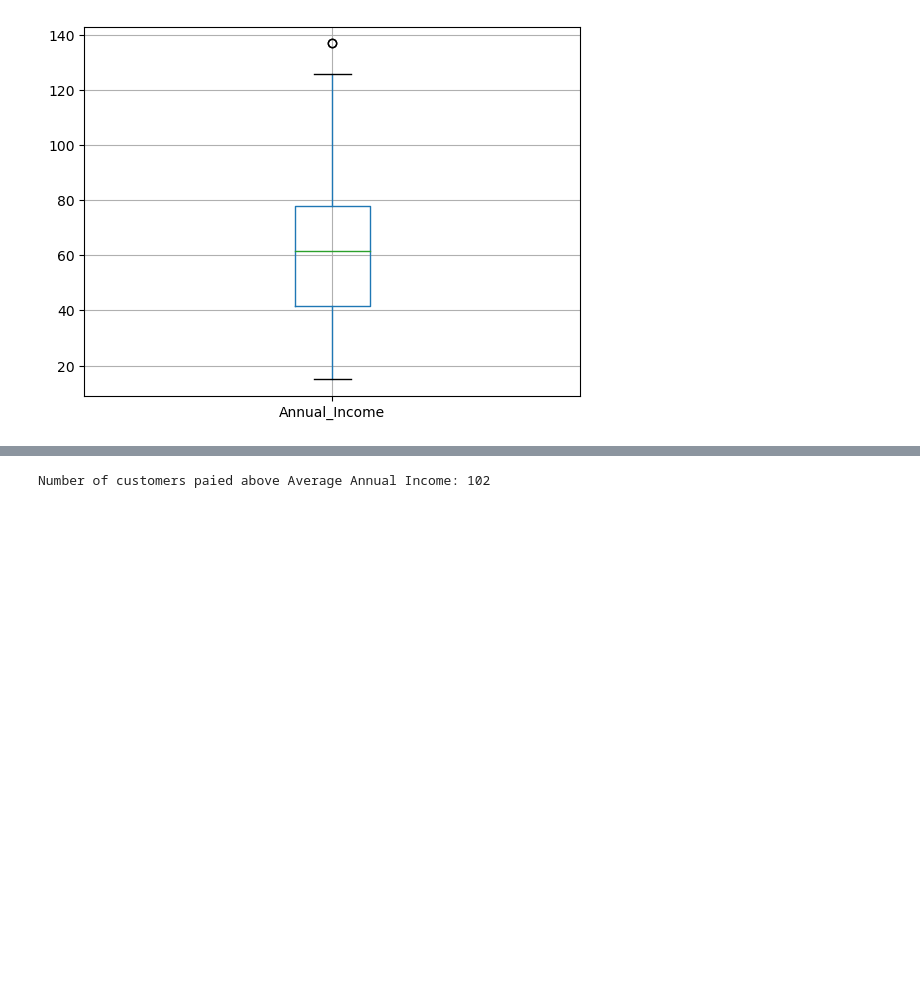
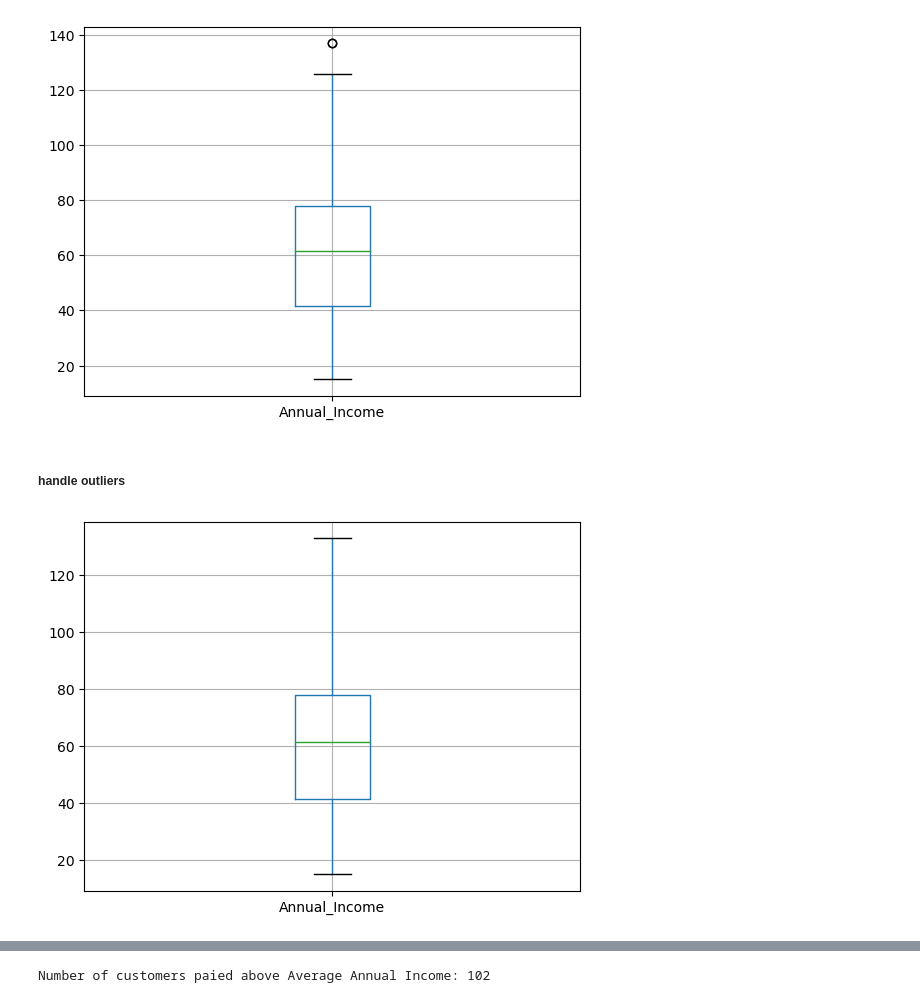
Before and after one commit to raheemahmedd/ASDC-internship, a Jupyter notebook: taskOne.ipynb, the cells around one changed output, grey strips where cells are left out. Drawn from its saved outputs; the diff is of its cells as text; code cells hidden in the pictures; blank space fills up the shorter version.

```diff
--- a/taskOne.ipynb
+++ b/taskOne.ipynb
@@ -181,3 +181,5 @@ data.boxplot(column=['Annual_Income'])
 plt.show()
 # %% [output]
 [figure]
+# %% [markdown]
+<h5>handle outliers
@@ -184,3 +198,8 @@ plt.show()
+# %%
+data.boxplot(column=['Annual_Income'])
+plt.show()
+# %% [output]
+[figure, added]
 # %%
 print('Average Annual Income: ',data.Annual_Income.mean(),'k($)')
 # %% [output]
```
Also changed, not shown: parts of 7 cells of this notebook.
